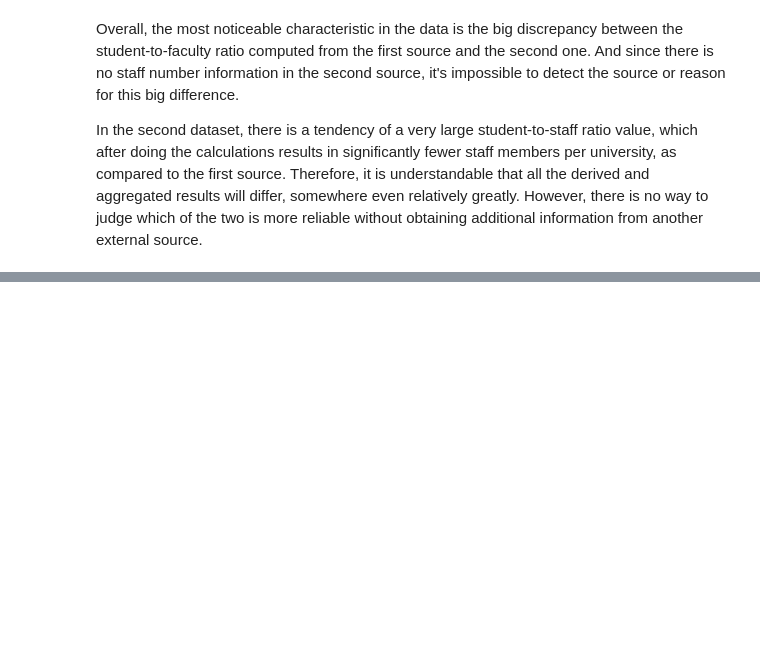
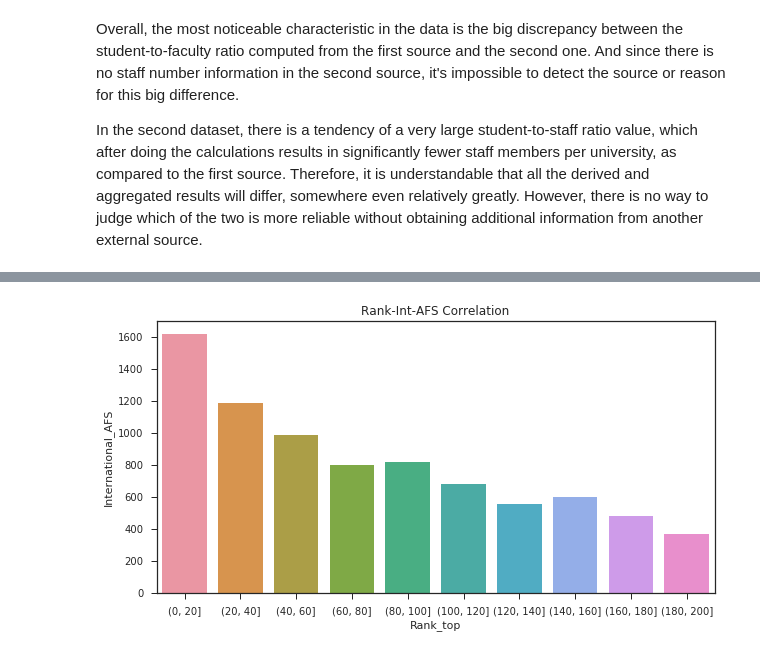
Before and after one commit to martinj96/Ada2017, a Jupyter notebook: Homework 2/Homework2.ipynb, the cells around one changed output, grey strips where cells are left out. Cells and saved outputs as stored; diff of their text form; code cells hidden in the pictures; blank space fills up the shorter version.

```diff
--- a/Homework 2/Homework2.ipynb
+++ b/Homework 2/Homework2.ipynb
@@ -25,3 +30,6 @@ Now as we have all that we have all of the data at reach, we just parse it in th
 First we extract the data available directly in the dictionay such as title, country, region and rank. The rank in particular with using a regex is trimmed from all of the possible nondigit signes present in it, in order to be succesfully parsed as an int as is should be (this is a more general solution that will work in wider spectrum of problems, while our motivation is eliminating the '=' symbols present to indicate a situation where more than one university is given the same rank i.e its a draw).
 
 Next, we use the URL in the dictionary that leads to the individual website for the university, which in turn after crawling it's HTML provides us with the rest of the information we need. After inspection, the nodes in the DOM that contain the numbers of interest are located, and using given CSS selectors manipulated and extracted.
+# %%
+uni_url_request = requests.get("https://www.topuniversities.com/universities/massachusetts-institute-technology-mit")
+soup = BeautifulSoup(uni_url_request.text, 'html.parser')
@@ -416,0 +633,12 @@ In the second dataset, there is a tendency of a very large student-to-staff rati
+# %%
+plot_df = total.copy()
+
+plot_df['Rank_top'] = pd.cut(plot_df['Rank_top'], [0,20,40,60,80,100,120,140,160,180,200])
+fig, ax = plt.subplots(figsize=(10, 5))
+sns.barplot(x='Rank_top',y='International_AFS', data=plot_df,ci=None)
+plt.xlabel('Rank_top')
+plt.ylabel('International_AFS')
+plt.title('Rank-Int-AFS Correlation')
+plt.show()
+# %% [output]
+[figure, added]
```
Also changed, not shown: parts of 24 cells of this notebook.
